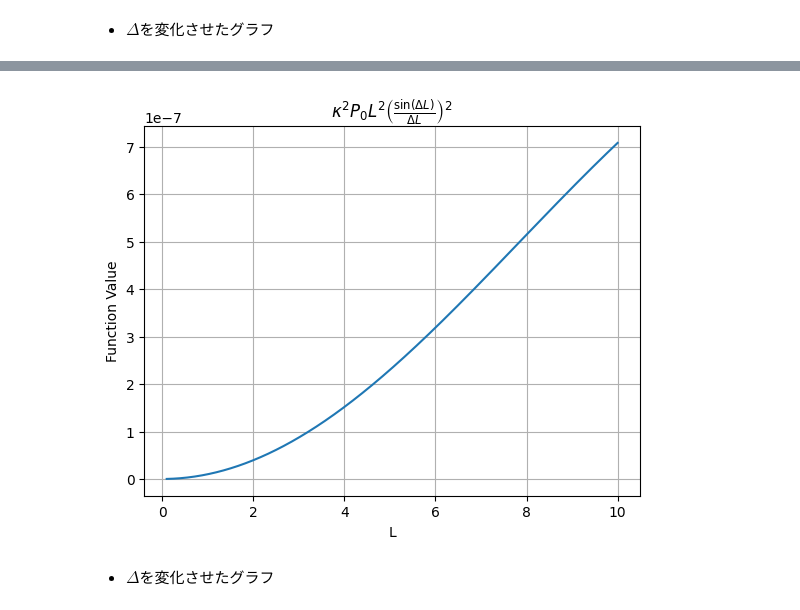
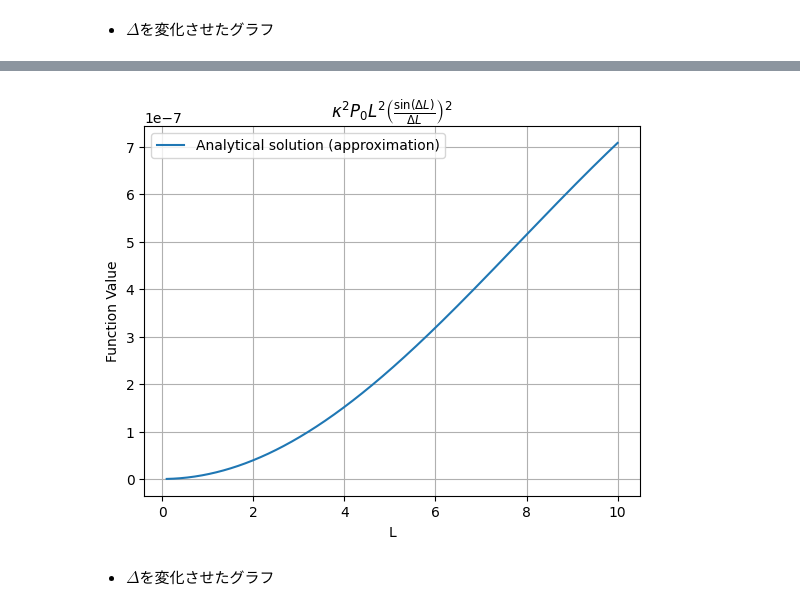
Before and after one commit to Xo1otl/mictlan, a Jupyter notebook: research/syuron/python/examples/shg.ipynb, the cells around one changed output, grey strips where cells are left out. Saved outputs shown, nothing was run; the diff lists cells and outputs as text; code cells hidden in the pictures.

```diff
--- a/research/syuron/python/examples/shg.ipynb
+++ b/research/syuron/python/examples/shg.ipynb
@@ -146,33 +146,34 @@ $$
 # %%
 def L_vs_eff_approx():
     kappa = 0.0001  # 小さい値を設定
     Delta = 0.1  # twodeltaの半分の値を設定
     A0 = 1.0
     P_0 = A0**2
 
     # Lの範囲を定義
     L = np.linspace(0.1, 10, 1000)
 
     # 近似関数
     def function(L, kappa, P_0, Delta):
         return kappa**2 * P_0 * L**2 * (np.sin(Delta * L) / (Delta * L))**2
 
     y_values = function(L, kappa, P_0, Delta)
 
     return L, y_values
 
 
 L_approx, y_vals_approx = L_vs_eff_approx()
 
-plt.plot(L_approx, y_vals_approx)
+plt.plot(L_approx, y_vals_approx, label="Analytical solution (approximation)")
 plt.xlabel('L')
 plt.ylabel('Function Value')
 plt.title(
     r'$\kappa^2 P_0 L^2 \left( \frac{\sin (\Delta L)}{\Delta L} \right)^2$')
 plt.grid(True)
+plt.legend()
 plt.show()
 # %% [output]
-[figure, old version]
+[figure, new version]
 # %% [markdown]
 * $\Delta$を変化させたグラフ
 # %%
```
Also changed, not shown: parts of 7 cells of this notebook, 9 other files.
